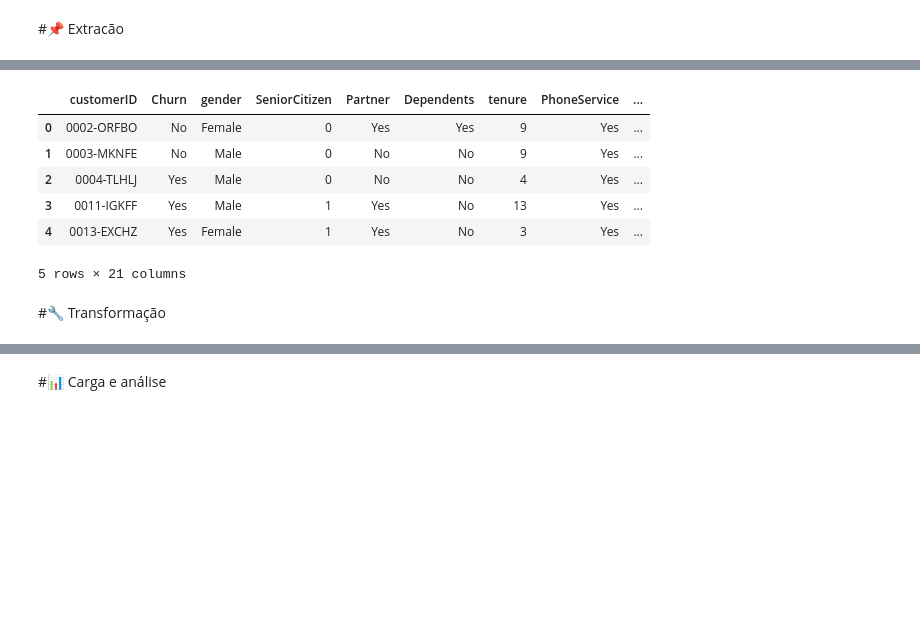
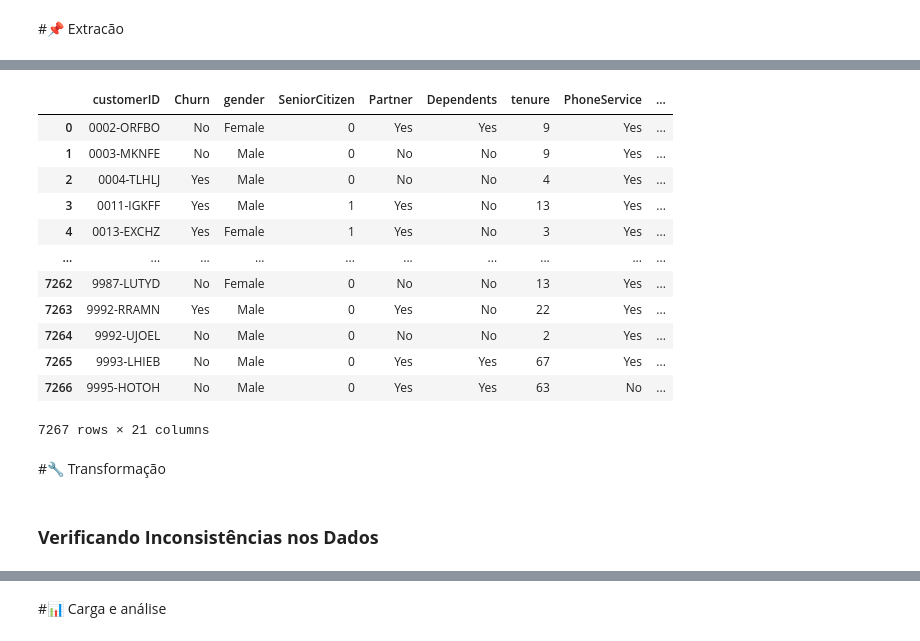
Before and after one commit to MateusSanfer/Challenge-Telecom-X-One, a Jupyter notebook: TelecomX_BR.ipynb, the cells around one changed output, grey strips where cells are left out. Cells and saved outputs as stored; diff of their text form; code cells hidden in the pictures; blank space fills up the shorter version.

Commit message:
feat: Transformado e extraído dados de TelecomX_Data.json.

```diff
--- a/TelecomX_BR.ipynb
+++ b/TelecomX_BR.ipynb
@@ -21,16 +22,24 @@ def processador_dados(json_path):
   dfs_expand = [pd.json_normalize(df[col]) for col in campos]
   return pd.concat([df[['customerID', 'Churn']]] + dfs_expand, axis=1)
 
-df_limpo = processador_dados('/content/TelecomX_Data.json')
+dados_limpos = processador_dados('/content/TelecomX_Data.json')
-# %%
-df_limpo.head()
-# %% [output]
-|  | customerID | Churn | gender | SeniorCitizen | Partner | Dependents | tenure | PhoneService | ... |
-| 0 | 0002-ORFBO | No | Female | 0 | Yes | Yes | 9 | Yes | ... |
-| 1 | 0003-MKNFE | No | Male | 0 | No | No | 9 | Yes | ... |
-| 2 | 0004-TLHLJ | Yes | Male | 0 | No | No | 4 | Yes | ... |
-| 3 | 0011-IGKFF | Yes | Male | 1 | Yes | No | 13 | Yes | ... |
-| 4 | 0013-EXCHZ | Yes | Female | 1 | Yes | No | 3 | Yes | ... |
-5 rows × 21 columns
+# %%
+dados_limpos
+# %% [output]
+|  | customerID | Churn | gender | SeniorCitizen | Partner | Dependents | tenure | PhoneService | ... |
+| 0 | 0002-ORFBO | No | Female | 0 | Yes | Yes | 9 | Yes | ... |
+| 1 | 0003-MKNFE | No | Male | 0 | No | No | 9 | Yes | ... |
+| 2 | 0004-TLHLJ | Yes | Male | 0 | No | No | 4 | Yes | ... |
+| 3 | 0011-IGKFF | Yes | Male | 1 | Yes | No | 13 | Yes | ... |
+| 4 | 0013-EXCHZ | Yes | Female | 1 | Yes | No | 3 | Yes | ... |
+| ... | ... | ... | ... | ... | ... | ... | ... | ... | ... |
+| 7262 | 9987-LUTYD | No | Female | 0 | No | No | 13 | Yes | ... |
+| 7263 | 9992-RRAMN | Yes | Male | 0 | Yes | No | 22 | Yes | ... |
+| 7264 | 9992-UJOEL | No | Male | 0 | No | No | 2 | Yes | ... |
+| 7265 | 9993-LHIEB | No | Male | 0 | Yes | Yes | 67 | Yes | ... |
+| 7266 | 9995-HOTOH | No | Male | 0 | Yes | Yes | 63 | No | ... |
+7267 rows × 21 columns
 # %% [markdown]
 #🔧 Transformação
+# %% [markdown]
+### **Verificando Inconsistências nos Dados**
```
Also changed, not shown: parts of 32 cells of this notebook.
